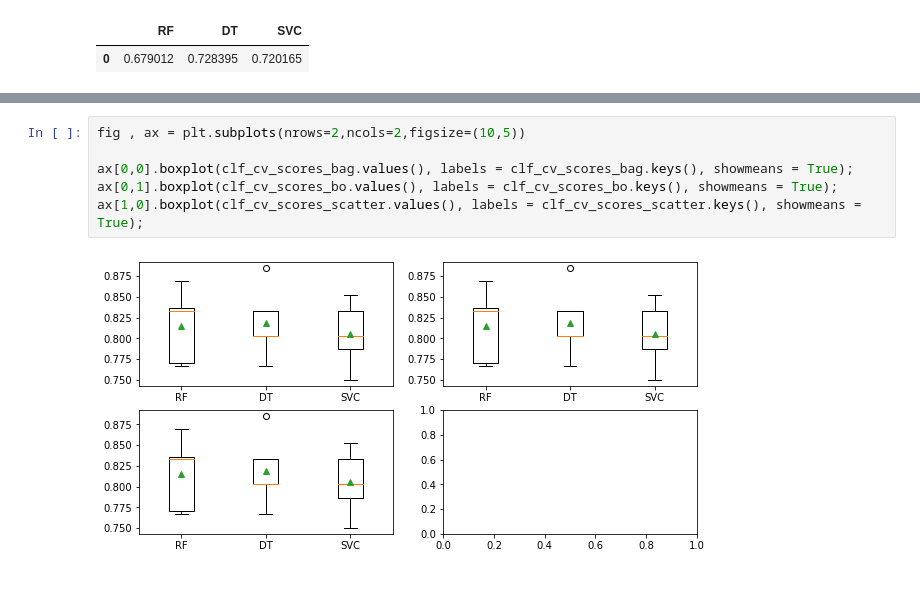
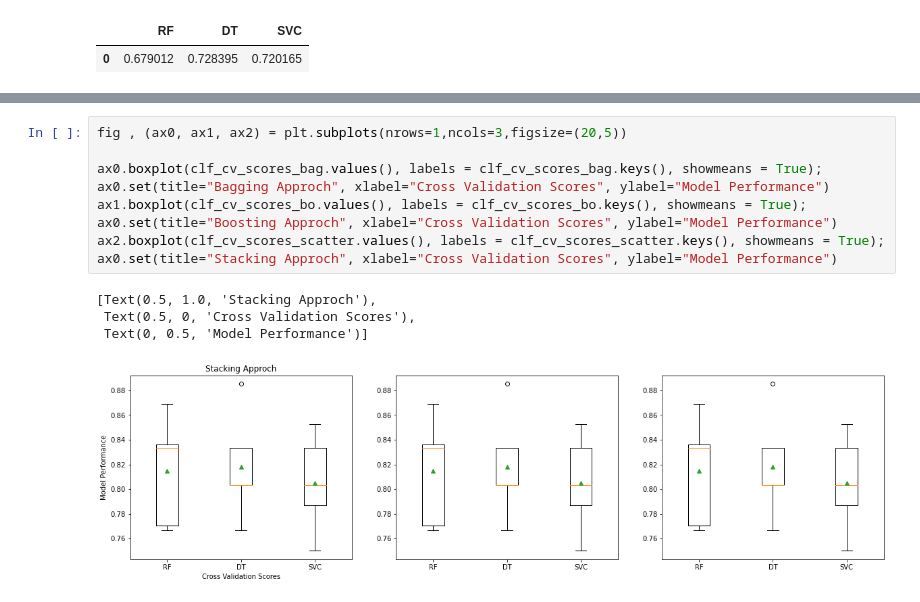
Before and after one commit to sunil3092/DBSEdu, a Jupyter notebook: Machine Learning and Pattern Recognisation/CA/CA_2 - 60per/CA2.ipynb, the cells around one changed output, grey strips where cells are left out. Cells and saved outputs as stored; diff of their text form.

Commit message:
CA2 - plot complete

```diff
--- a/Machine Learning and Pattern Recognisation/CA/CA_2 - 60per/CA2.ipynb
+++ b/Machine Learning and Pattern Recognisation/CA/CA_2 - 60per/CA2.ipynb
@@ -193,8 +181,14 @@ plt.boxplot(clf_cv_scores_scatter.values(), labels = clf_cv_scores_scatter.keys(
 # %%
-fig , ax = plt.subplots(nrows=2,ncols=2,figsize=(10,5))
+fig , (ax0, ax1, ax2) = plt.subplots(nrows=1,ncols=3,figsize=(20,5))
 
-ax[0,0].boxplot(clf_cv_scores_bag.values(), labels = clf_cv_scores_bag.keys(), showmeans = True);
-ax[0,1].boxplot(clf_cv_scores_bo.values(), labels = clf_cv_scores_bo.keys(), showmeans = True);
-ax[1,0].boxplot(clf_cv_scores_scatter.values(), labels = clf_cv_scores_scatter.keys(), showmeans = True);
+ax0.boxplot(clf_cv_scores_bag.values(), labels = clf_cv_scores_bag.keys(), showmeans = True);
+ax0.set(title="Bagging Approch", xlabel="Cross Validation Scores", ylabel="Model Performance")
+ax1.boxplot(clf_cv_scores_bo.values(), labels = clf_cv_scores_bo.keys(), showmeans = True);
+ax0.set(title="Boosting Approch", xlabel="Cross Validation Scores", ylabel="Model Performance")
+ax2.boxplot(clf_cv_scores_scatter.values(), labels = clf_cv_scores_scatter.keys(), showmeans = True);
+ax0.set(title="Stacking Approch", xlabel="Cross Validation Scores", ylabel="Model Performance")
 # %% [output]
+[Text(0.5, 1.0, 'Stacking Approch'),
+ Text(0.5, 0, 'Cross Validation Scores'),
+ Text(0, 0.5, 'Model Performance')]
-[figure, old version]
+[figure, new version]
```
Also changed, not shown: parts of 3 cells of this notebook.
